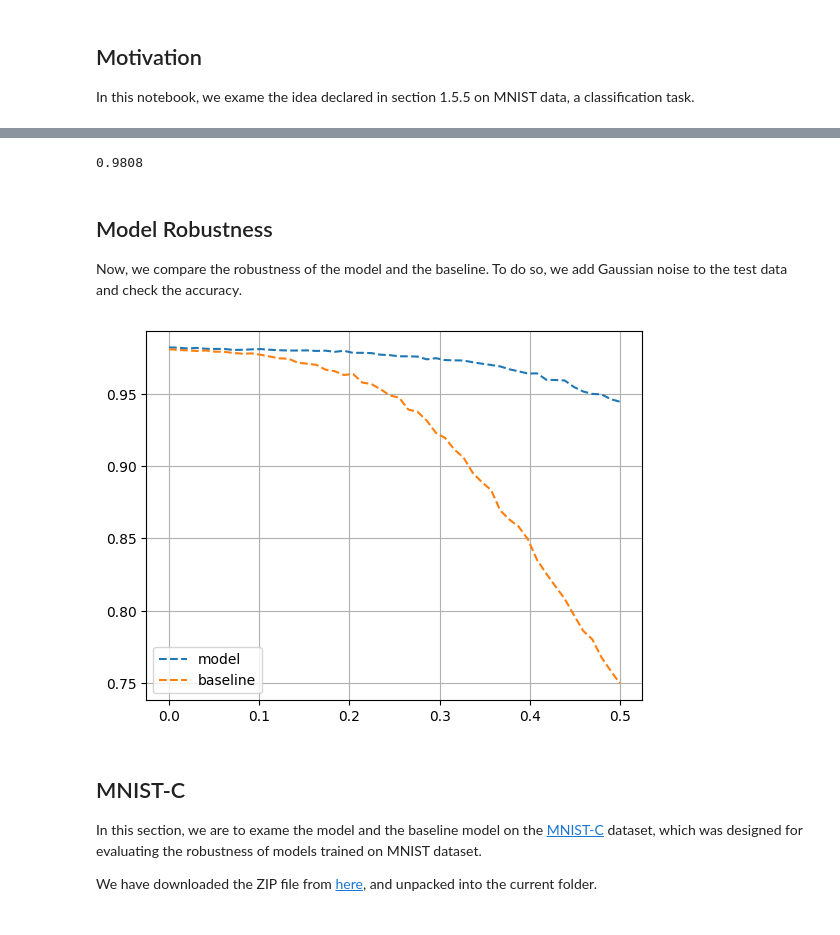
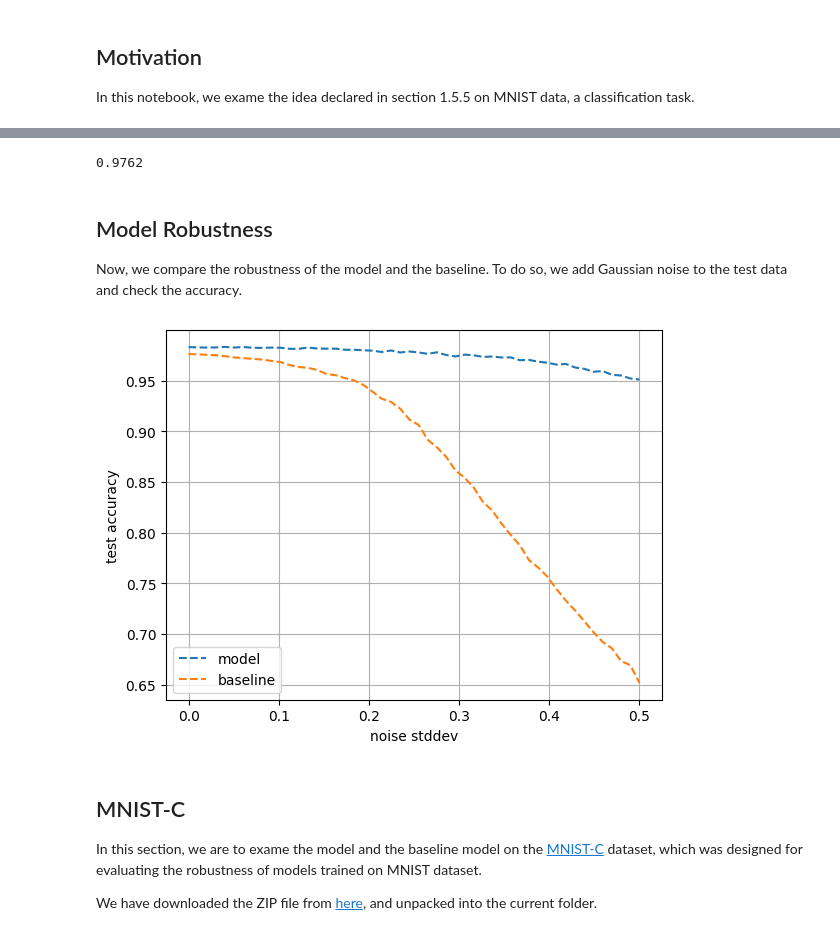
Before and after one commit to shuiruge/entropy, a Jupyter notebook: actions/action-mnist-mnistc-base.ipynb, the cells around one changed output, grey strips where cells are left out. Saved outputs shown, nothing was run; the diff lists cells and outputs as text; code cells hidden in the pictures.

```diff
--- a/actions/action-mnist-mnistc-base.ipynb
+++ b/actions/action-mnist-mnistc-base.ipynb
@@ -112,10 +108,11 @@ baseline_model.compile(
 # %%
 baseline_model.fit(
     x_train, y_train,
+    batch_size=128,
     epochs=50,
     validation_data=(x_test, y_test),
     verbose=2,
-    callbacks=[tf.keras.callbacks.EarlyStopping(patience=3)],
+    callbacks=[tf.keras.callbacks.EarlyStopping(monitor='val_accuracy', patience=3)],
 )
 # %% [output]
 Epoch 1/50
@@ -132,7 +136,7 @@ Epoch 5/50
 # %%
 evaluate(baseline_model)
 # %% [output]
-0.9808
+0.9762
 # %% [markdown]
 ## Model Robustness
 
@@ -153,11 +157,13 @@ for stddev in tqdm(np.linspace(0, 0.5, 50)):
 # %%
 plt.plot(stddevs, model_accs, '--', label='model')
 plt.plot(stddevs, baseline_accs, '--', label='baseline')
+plt.xlabel('noise stddev')
+plt.ylabel('test accuracy')
 plt.legend()
 plt.grid()
 plt.show()
 # %% [output]
-[figure, old version]
+[figure, new version]
 # %% [markdown]
 ## MNIST-C
 
```
Also changed, not shown: parts of 11 cells of this notebook.
